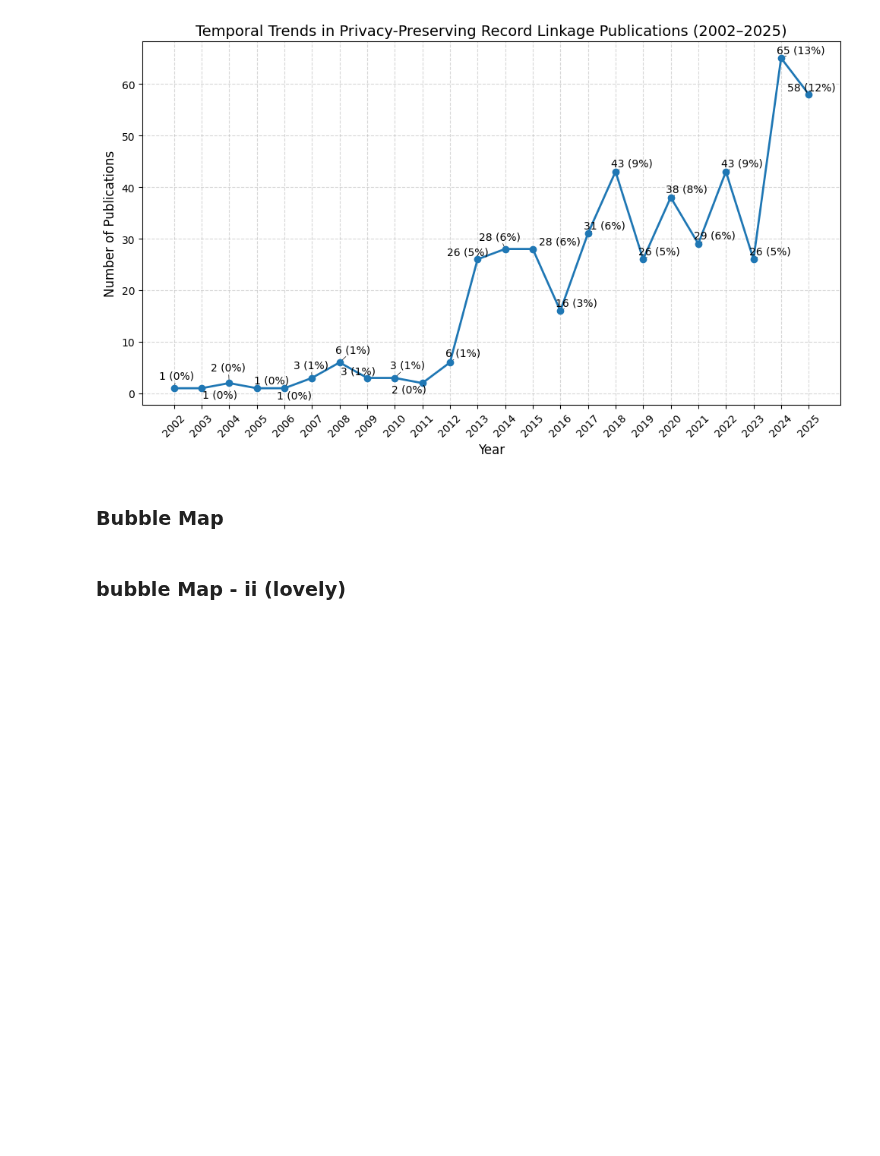
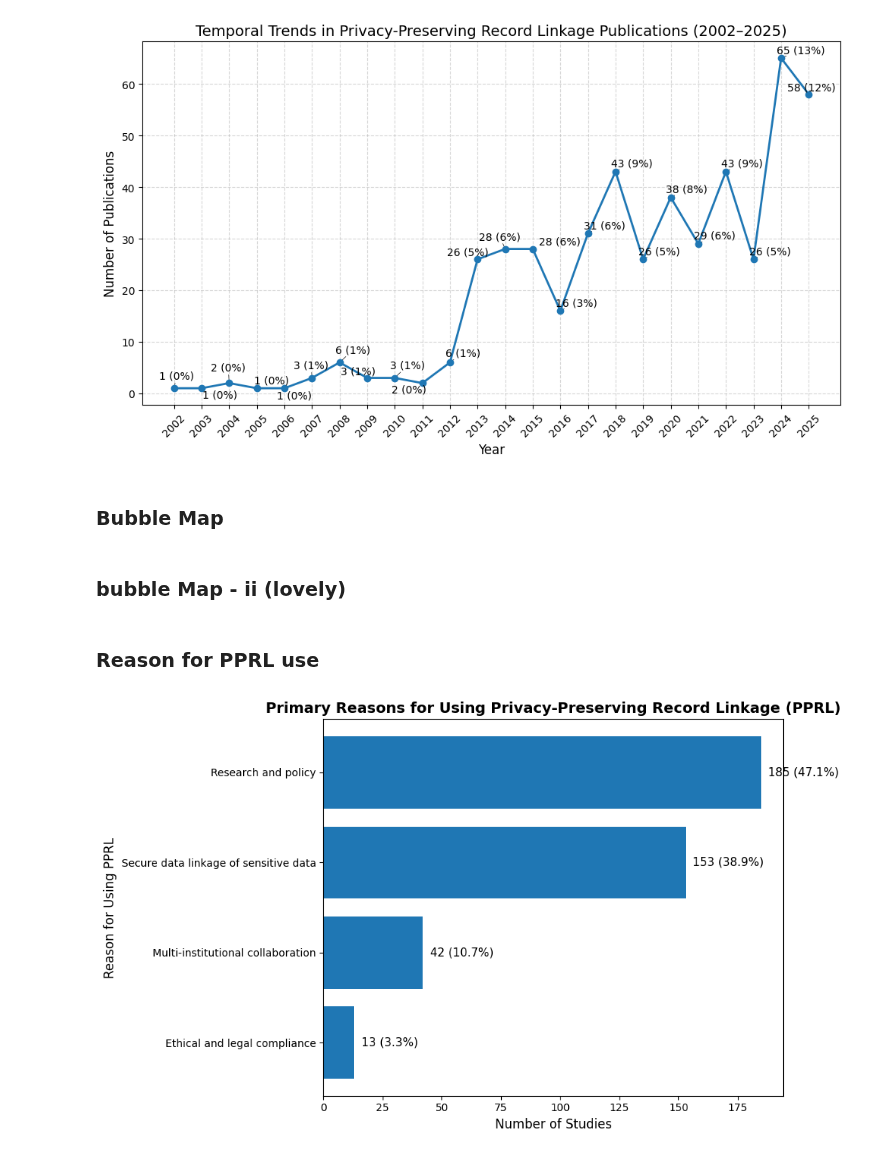
Before and after one commit to dmainagithub/dm-pprl-work, a Jupyter notebook: Scoping_Review_Work_Colab.ipynb, the cells around one changed output. Saved outputs shown, nothing was run; the diff lists cells and outputs as text; code cells hidden in the pictures; blank space fills up the shorter version.

```diff
--- a/Scoping_Review_Work_Colab.ipynb
+++ b/Scoping_Review_Work_Colab.ipynb
@@ -686,3 +686,61 @@ fig.update_traces(marker=dict(line=dict(width=1, color='DarkSlateGrey')))
 
 fig.show()
 fig.write_html("pprl_bubble_map_ii.html")
+# %% [markdown]
+### Reason for PPRL use
+# %%
+import pandas as pd
+import matplotlib.pyplot as plt
+
+# Create dataframe
+data = {
+    "Reason": [
+        "Secure data linkage of sensitive data",
+        "Multi-institutional collaboration",
+        "Research and policy",
+        "Ethical and legal compliance"
+    ],
+    "Number": [153, 42, 185, 13]
+}
+
+df = pd.DataFrame(data)
+
+# Total
+total = df["Number"].sum()
+
+# Calculate percentages
+df["Percentage"] = (df["Number"] / total) * 100
+
+# Sort for better visualization
+df = df.sort_values("Number", ascending=True)
+
+# Plot
+plt.figure(figsize=(10,6))
+
+bars = plt.barh(df["Reason"], df["Number"])
+
+# Add annotations
+for bar, num, pct in zip(bars, df["Number"], df["Percentage"]):
+    plt.text(
+        bar.get_width() + 3,
+        bar.get_y() + bar.get_height()/2,
+        f"{num} ({pct:.1f}%)",
+        va='center',
+        fontsize=11
+    )
+
+# Labels and title
+plt.xlabel("Number of Studies", fontsize=12)
+plt.ylabel("Reason for Using PPRL", fontsize=12)
+
+plt.title(
+    "Primary Reasons for Using Privacy-Preserving Record Linkage (PPRL)",
+    fontsize=14,
+    fontweight='bold'
+)
+
+plt.tight_layout()
+
+plt.show()
+# %% [output]
+[figure, added]
```
